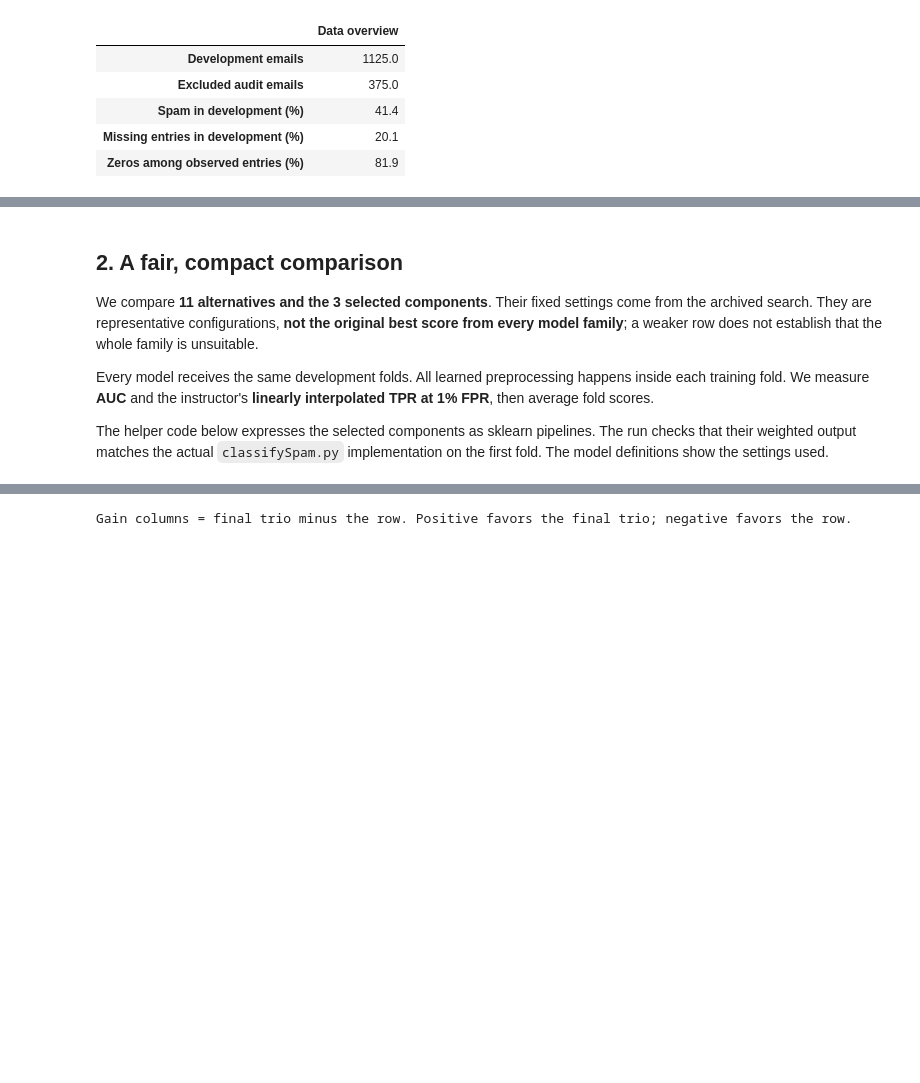
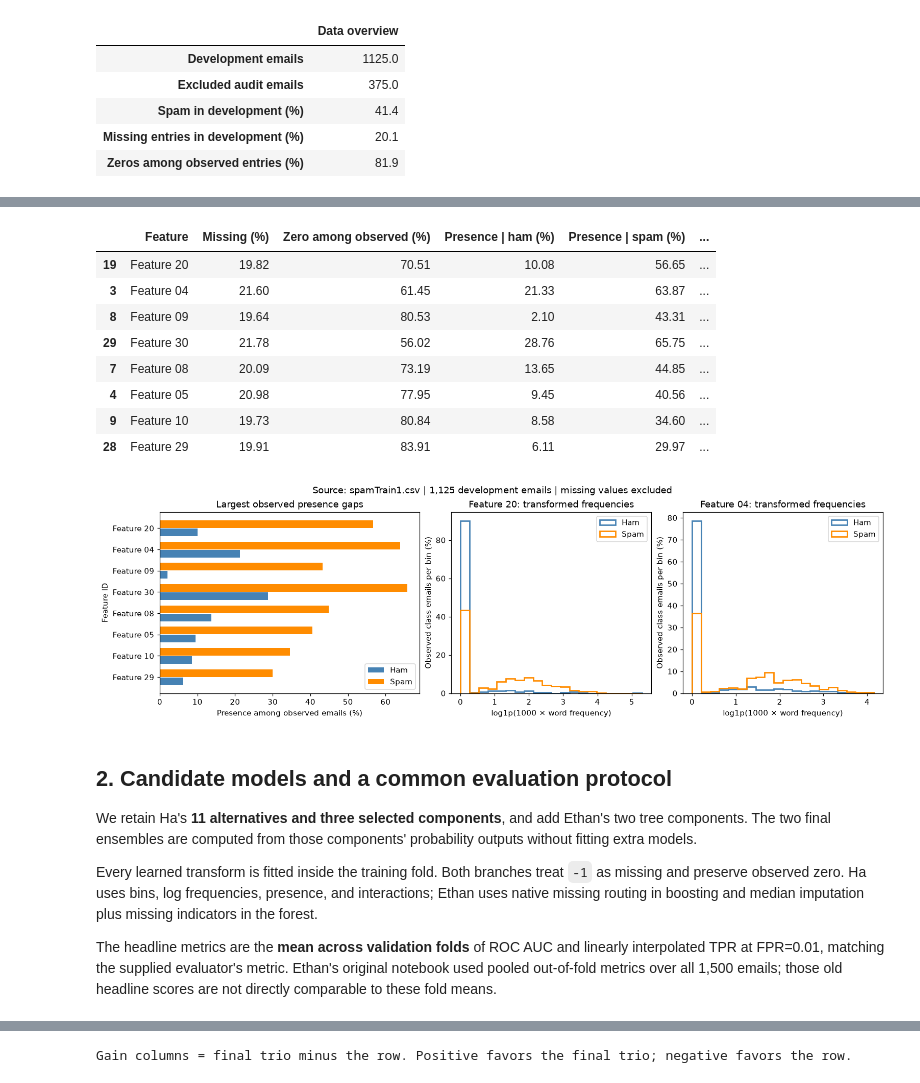
Before and after one commit to EthanJLiu/CSDS340-Case-Study-1, a Jupyter notebook: exploration.ipynb, the cells around one changed output, grey strips where cells are left out. Cells and saved outputs as stored; diff of their text form; code cells hidden in the pictures; blank space fills up the shorter version.

```diff
--- a/exploration.ipynb
+++ b/exploration.ipynb
@@ -99,18 +149,73 @@ display(pd.Series({
+# %%
+presence_by_class = {}
+for label, name in [(0, 'Ham'), (1, 'Spam')]:
+    denominator = observed[y == label].sum(axis=0)
+    presence_by_class[name] = np.divide(
+        100 * (X[y == label] > 0).sum(axis=0), denominator,
+        out=np.full(X.shape[1], np.nan), where=denominator > 0)
+feature_stats = pd.DataFrame({
+    'Feature': feature_names,
+    'Missing (%)': missing_percent,
+    'Zero among observed (%)': zero_percent,
+    'Presence | ham (%)': presence_by_class['Ham'],
+    'Presence | spam (%)': presence_by_class['Spam'],
+})
+feature_stats['Spam minus ham (pp)'] = (
+    feature_stats['Presence | spam (%)'] - feature_stats['Presence | ham (%)'])
+ranked_features = feature_stats.sort_values('Spam minus ham (pp)', key=np.abs, ascending=False)
+display(ranked_features.head(8).round(2))
+
+fig, axes = plt.subplots(1, 3, figsize=(14, 4.2), constrained_layout=True,
+                         gridspec_kw={'width_ratios': [1.3, 1, 1]})
+top_features = ranked_features.head(8).iloc[::-1]
+positions = np.arange(len(top_features))
+for offset, name, color in [(-.19, 'Ham', 'steelblue'), (.19, 'Spam', 'darkorange')]:
+    axes[0].barh(positions + offset, top_features[f'Presence | {name.lower()} (%)'],
+                 height=.36, label=name, color=color)
+axes[0].set(yticks=positions, yticklabels=top_features['Feature'],
+            xlabel='Presence among observed emails (%)', ylabel='Feature ID',
+            title='Largest observed presence gaps')
+axes[0].legend()
+for ax, column_index in zip(axes[1:], ranked_features.index[:2]):
+    all_observed = np.log1p(1000 * X[observed[:, column_index], column_index])
+    edges = np.linspace(0, max(1, all_observed.max()), 21)
+    for label, name, color in [(0, 'Ham', 'steelblue'), (1, 'Spam', 'darkorange')]:
+        values = X[(y == label) & observed[:, column_index], column_index]
+        transformed = np.log1p(1000 * values)
+        ax.hist(transformed, bins=edges, weights=np.full(len(values), 100 / len(values)),
+                histtype='step', linewidth=1.8, label=name, color=color)
+    ax.set(title=f'{feature_names[column_index]}: transformed frequencies',
+           xlabel='log1p(1000 × word frequency)', ylabel='Observed class emails per bin (%)')
+    ax.legend()
+fig.suptitle(f'Source: spamTrain1.csv | {len(X):,} development emails | missing values excluded')
+plt.show()
+# %% [output]
+|  | Feature | Missing (%) | Zero among observed (%) | Presence | ham (%) | Presence | spam (%) | ... |
+| 19 | Feature 20 | 19.82 | 70.51 | 10.08 | 56.65 | ... |
+| 3 | Feature 04 | 21.60 | 61.45 | 21.33 | 63.87 | ... |
+| 8 | Feature 09 | 19.64 | 80.53 | 2.10 | 43.31 | ... |
+| 29 | Feature 30 | 21.78 | 56.02 | 28.76 | 65.75 | ... |
+| 7 | Feature 08 | 20.09 | 73.19 | 13.65 | 44.85 | ... |
+| 4 | Feature 05 | 20.98 | 77.95 | 9.45 | 40.56 | ... |
+| 9 | Feature 10 | 19.73 | 80.84 | 8.58 | 34.60 | ... |
+| 28 | Feature 29 | 19.91 | 83.91 | 6.11 | 29.97 | ... |
+[figure, added]
 # %% [markdown]
-## 2. A fair, compact comparison
+## 2. Candidate models and a common evaluation protocol
 
-We compare **11 alternatives and the 3 selected components**. Their fixed
-settings come from the archived search. They are representative configurations,
-**not the original best score from every model family**; a weaker row does not
-establish that the whole family is unsuitable.
+We retain Ha's **11 alternatives and three selected components**, and add Ethan's
+two tree components. The two final ensembles are computed from those components'
+probability outputs without fitting extra models.
 
-Every model receives the same development folds. All learned preprocessing
-happens inside each training fold. We measure **AUC** and the instructor's
-**linearly interpolated TPR at 1% FPR**, then average fold scores.
+Every learned transform is fitted inside the training fold. Both branches treat
+`-1` as missing and preserve observed zero. Ha uses bins, log frequencies, presence,
+and interactions; Ethan uses native missing routing in boosting and median
+imputation plus missing indicators in the forest.
 
-The helper code below expresses the selected components as sklearn pipelines.
-The run checks that their weighted output matches the actual `classifySpam.py`
-implementation on the first fold. The model definitions show the settings used.
+The headline metrics are the **mean across validation folds** of ROC AUC and
+linearly interpolated TPR at FPR=0.01, matching the supplied evaluator's metric.
+Ethan's original notebook used pooled out-of-fold metrics over all 1,500 emails;
+those old headline scores are not directly comparable to these fold means.
 # %%
 def missing_to_nan(values):
     """Preserve observed zeros; convert only the missing-value marker."""
```
Also changed, not shown: parts of 24 cells of this notebook, 1 other file.
